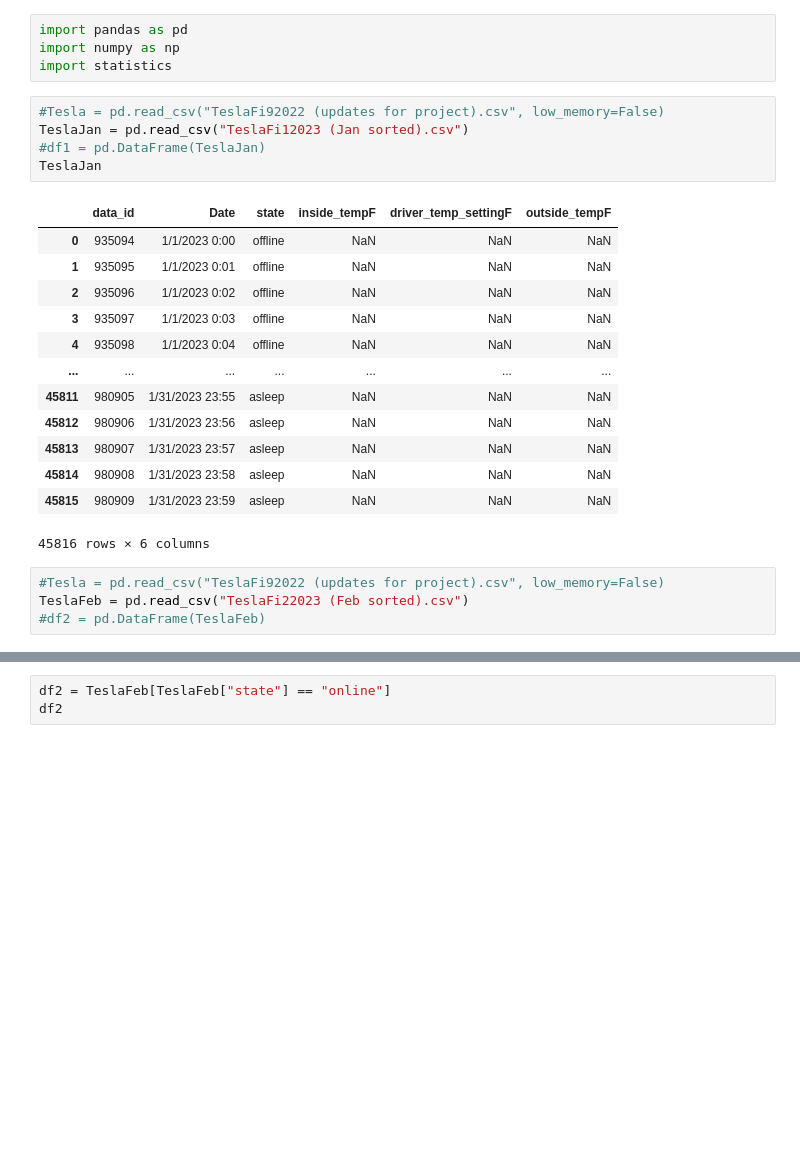
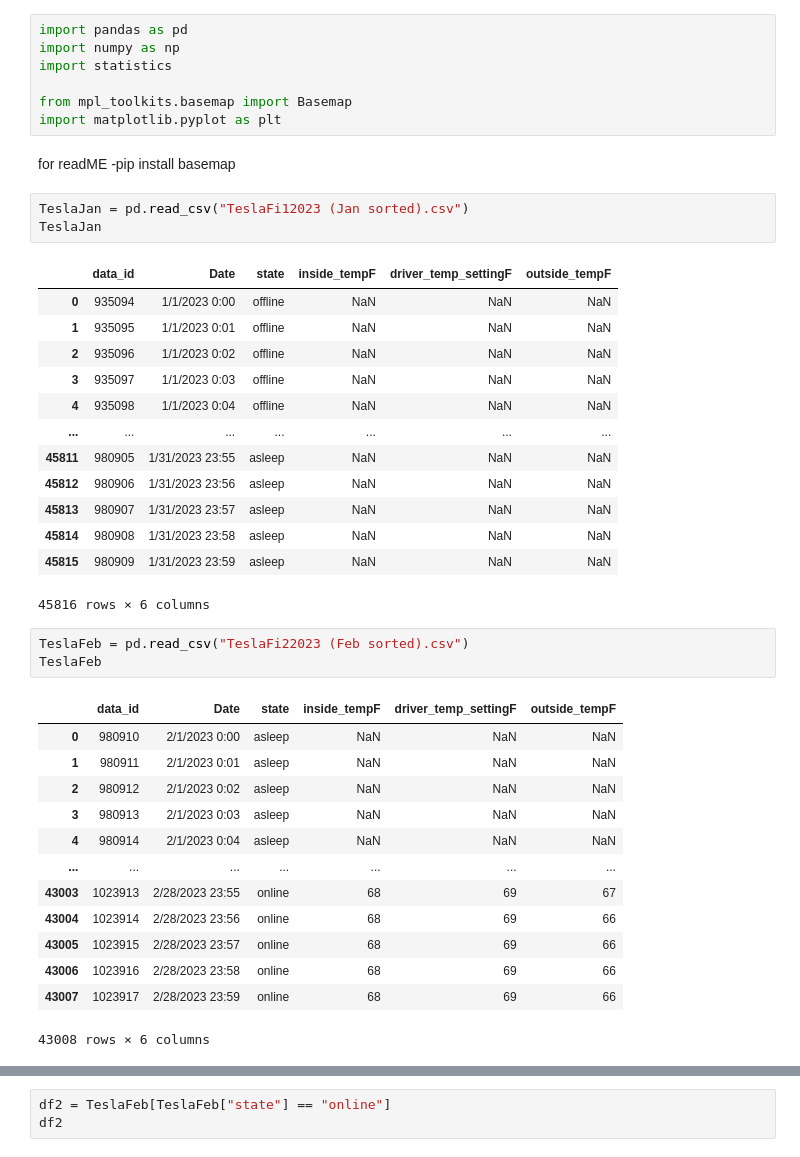
Before and after one commit to kyhokie/data_2_project, a Jupyter notebook: data_2_projectB.ipynb, the cells around one changed output, grey strips where cells are left out. Cells and saved outputs as stored; diff of their text form; blank space fills up the shorter version.

```diff
--- a/data_2_projectB.ipynb
+++ b/data_2_projectB.ipynb
@@ -2,10 +2,14 @@
 import pandas as pd
 import numpy as np
 import statistics
+
+from mpl_toolkits.basemap import Basemap
+import matplotlib.pyplot as plt
+# %% [markdown]
+for readME
+-pip install basemap
 # %%
-#Tesla = pd.read_csv("TeslaFi92022 (updates for project).csv", low_memory=False)
 TeslaJan = pd.read_csv("TeslaFi12023 (Jan sorted).csv")
-#df1 = pd.DataFrame(TeslaJan)
 TeslaJan
 # %% [output]
 |  | data_id | Date | state | inside_tempF | driver_temp_settingF | outside_tempF |
@@ -22,9 +26,22 @@ TeslaJan
 | 45815 | 980909 | 1/31/2023 23:59 | asleep | NaN | NaN | NaN |
 45816 rows × 6 columns
 # %%
-#Tesla = pd.read_csv("TeslaFi92022 (updates for project).csv", low_memory=False)
 TeslaFeb = pd.read_csv("TeslaFi22023 (Feb sorted).csv")
-#df2 = pd.DataFrame(TeslaFeb)
+TeslaFeb
+# %% [output]
+|  | data_id | Date | state | inside_tempF | driver_temp_settingF | outside_tempF |
+| 0 | 980910 | 2/1/2023 0:00 | asleep | NaN | NaN | NaN |
+| 1 | 980911 | 2/1/2023 0:01 | asleep | NaN | NaN | NaN |
+| 2 | 980912 | 2/1/2023 0:02 | asleep | NaN | NaN | NaN |
+| 3 | 980913 | 2/1/2023 0:03 | asleep | NaN | NaN | NaN |
+| 4 | 980914 | 2/1/2023 0:04 | asleep | NaN | NaN | NaN |
+| ... | ... | ... | ... | ... | ... | ... |
+| 43003 | 1023913 | 2/28/2023 23:55 | online | 68 | 69 | 67 |
+| 43004 | 1023914 | 2/28/2023 23:56 | online | 68 | 69 | 66 |
+| 43005 | 1023915 | 2/28/2023 23:57 | online | 68 | 69 | 66 |
+| 43006 | 1023916 | 2/28/2023 23:58 | online | 68 | 69 | 66 |
+| 43007 | 1023917 | 2/28/2023 23:59 | online | 68 | 69 | 66 |
+43008 rows × 6 columns
 # %%
 df1 = TeslaJan[TeslaJan["state"] == "online"]
 df1
```
Also changed, not shown: parts of 3 cells of this notebook, 2 other files.
